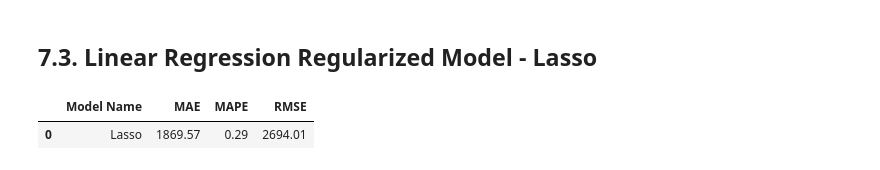
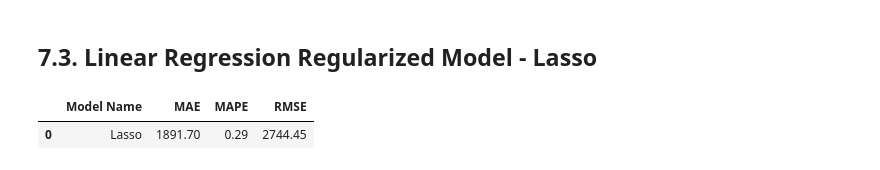
Before and after one commit to m4theus4ndr4de/regression-rossmann, a Jupyter notebook: store_sales_prediction.ipynb, the cells around one changed output. Saved outputs shown, nothing was run; the diff lists cells and outputs as text; code cells hidden in the pictures.

```diff
--- a/store_sales_prediction.ipynb
+++ b/store_sales_prediction.ipynb
@@ -1124,13 +1195,13 @@ lr_result
 # %%
 # model
-lrr = Lasso(alpha=0.001).fit(x_train, y_train)
+lrr = Lasso(alpha=0.01).fit(x_train, y_train)
 
 # prediction
 yhat_lrr = lrr.predict (x_test)
 
 # performance
 lrr_result = ml_error('Lasso', np.expm1(y_test), np.expm1(yhat_lrr))
 lrr_result
 # %% [output]
 |  | Model Name | MAE | MAPE | RMSE |
-| 0 | Lasso | 1869.57 | 0.29 | 2694.01 |
+| 0 | Lasso | 1891.70 | 0.29 | 2744.45 |
```
Also changed, not shown: parts of 30 cells of this notebook.
